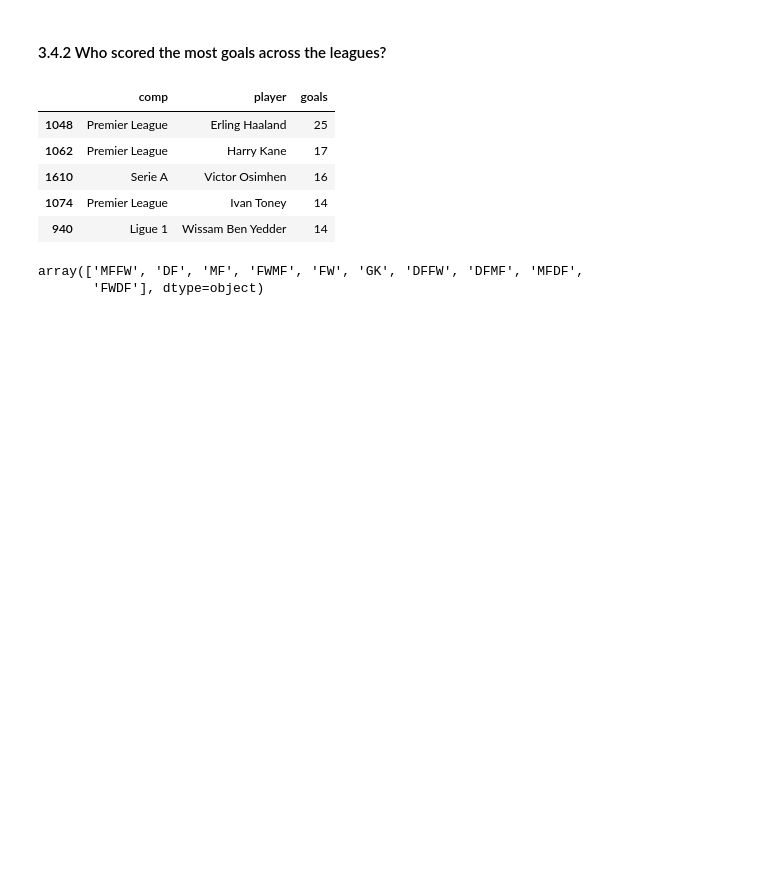
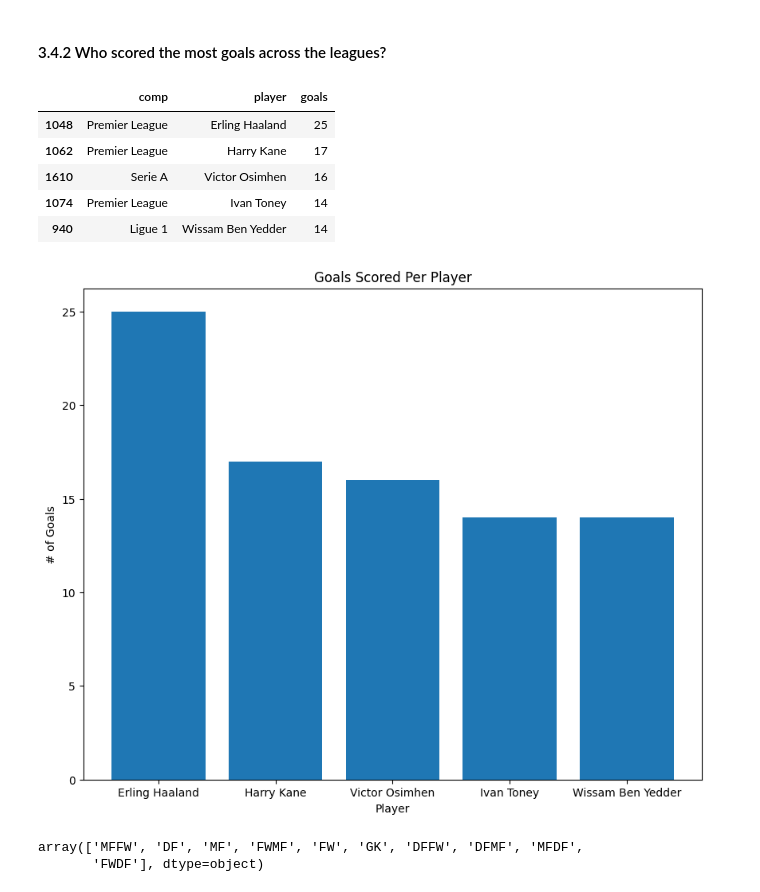
Before and after one commit to normanmunge/football-performance-analysis, a Jupyter notebook: football-performance-eda.ipynb, the cells around one changed output. Saved outputs shown, nothing was run; the diff lists cells and outputs as text; code cells hidden in the pictures; blank space fills up the shorter version.

```diff
--- a/football-performance-eda.ipynb
+++ b/football-performance-eda.ipynb
@@ -169,6 +177,16 @@ top_scorers.head()
 | 1610 | Serie A | Victor Osimhen | 16 |
 | 1074 | Premier League | Ivan Toney | 14 |
 | 940 | Ligue 1 | Wissam Ben Yedder | 14 |
+# %%
+# Plot a graph to show the goals scored per player
+plt.figure(figsize=(10,8))
+plt.bar(top_scorers.head().player, top_scorers.head().goals)
+plt.title('Goals Scored Per Player')
+plt.ylabel('# of Goals')
+plt.xlabel('Player')
+plt.show()
+# %% [output]
+[figure, added]
 # %%
 football_df.pos.unique()
 # %% [output]
```
Also changed, not shown: parts of 3 cells of this notebook.
